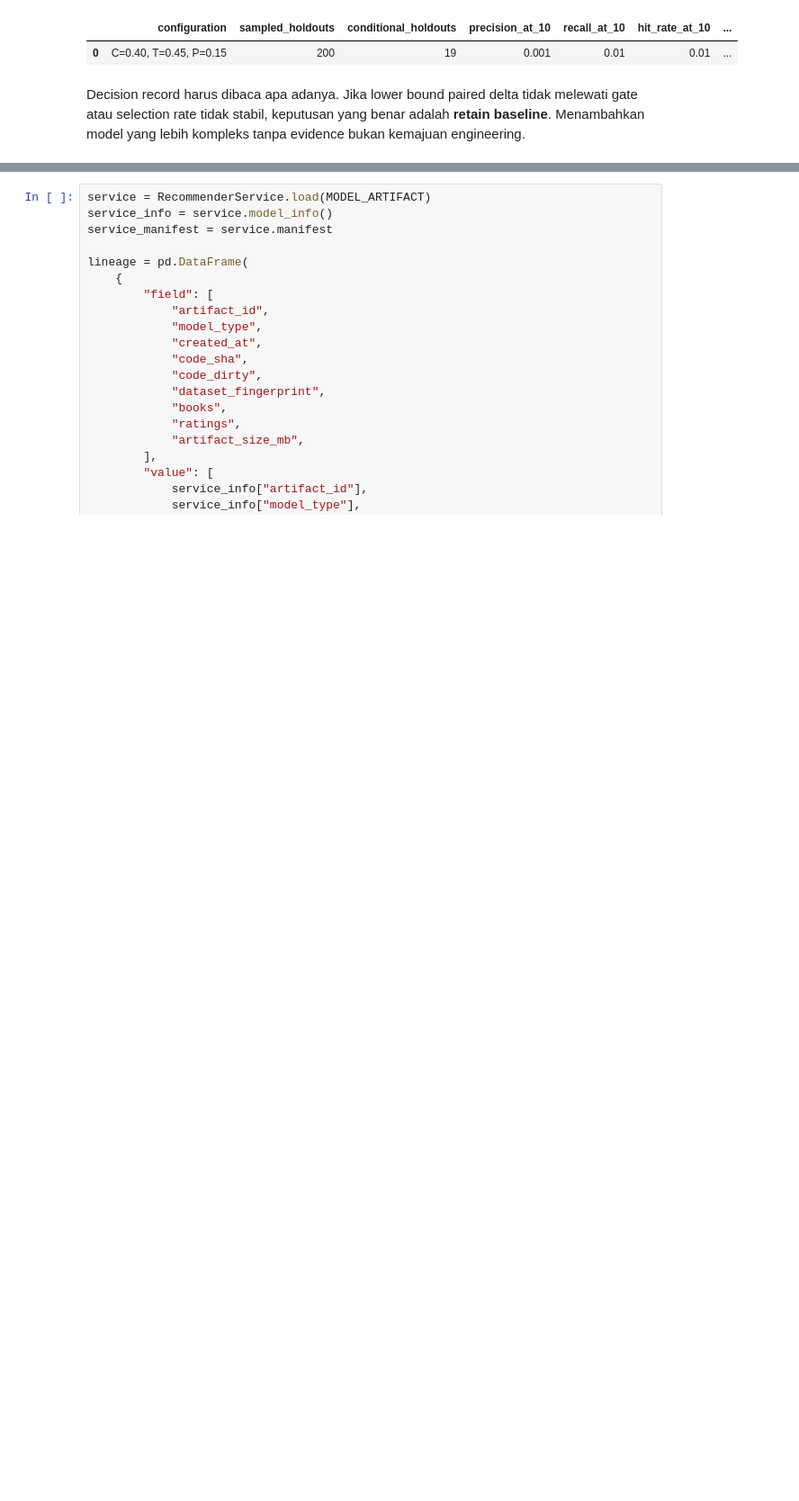
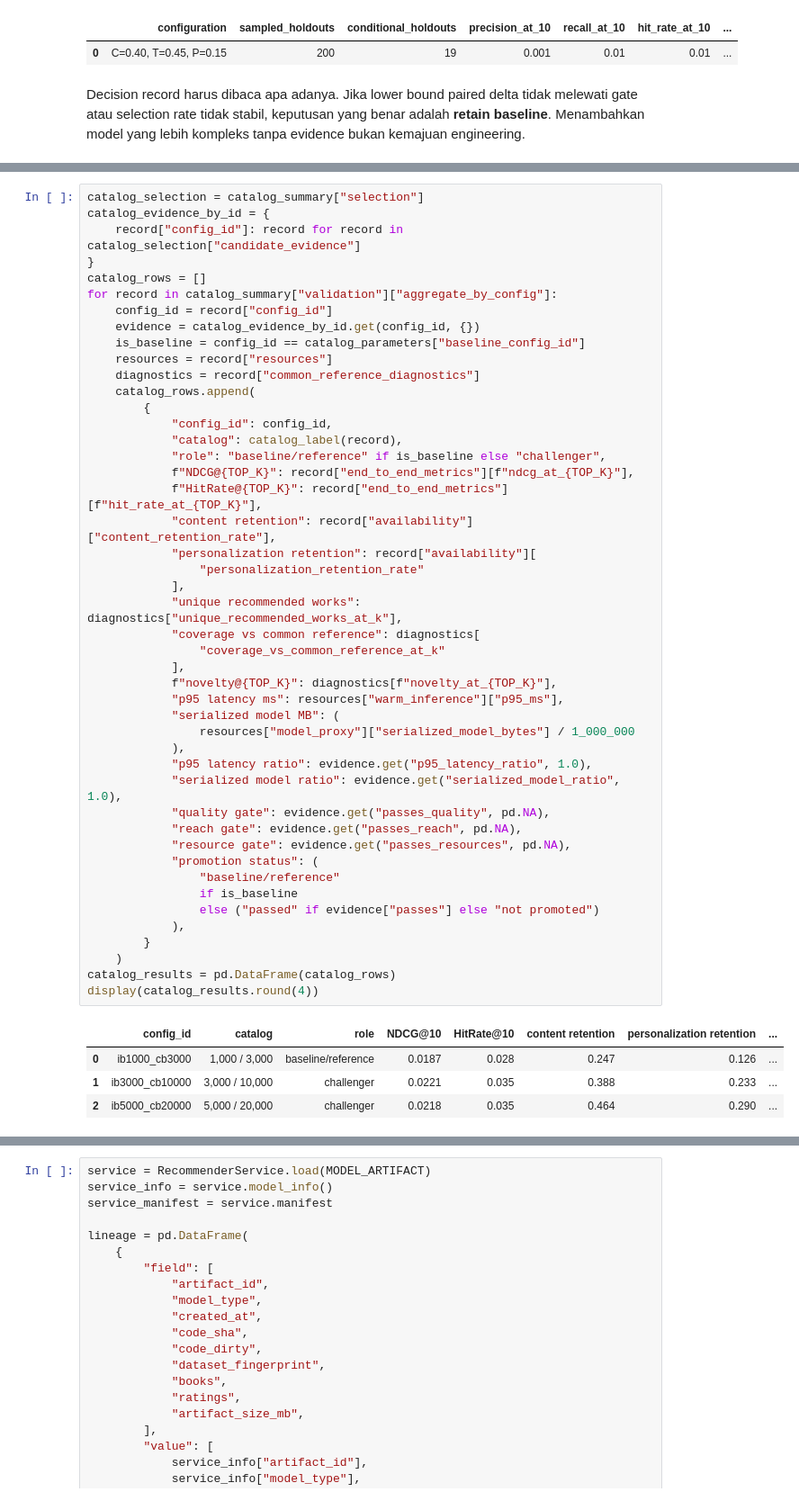
Before and after one commit to ridopandiSinaga/System-Recommendation, a Jupyter notebook: notebooks/01_end_to_end_book_recommender.ipynb, the cells around one changed output, grey strips where cells are left out. Shown at 90% size. Saved outputs shown, nothing was run; the diff lists cells and outputs as text; blank space fills up the shorter version.

```diff
--- a/notebooks/01_end_to_end_book_recommender.ipynb
+++ b/notebooks/01_end_to_end_book_recommender.ipynb
@@ -1352,0 +1473,51 @@ memberi akses inference. Ini adalah boundary yang sama dengan API dan Streamlit.
+# %%
+catalog_selection = catalog_summary["selection"]
+catalog_evidence_by_id = {
+    record["config_id"]: record for record in catalog_selection["candidate_evidence"]
+}
+catalog_rows = []
+for record in catalog_summary["validation"]["aggregate_by_config"]:
+    config_id = record["config_id"]
+    evidence = catalog_evidence_by_id.get(config_id, {})
+    is_baseline = config_id == catalog_parameters["baseline_config_id"]
+    resources = record["resources"]
+    diagnostics = record["common_reference_diagnostics"]
+    catalog_rows.append(
+        {
+            "config_id": config_id,
+            "catalog": catalog_label(record),
+            "role": "baseline/reference" if is_baseline else "challenger",
+            f"NDCG@{TOP_K}": record["end_to_end_metrics"][f"ndcg_at_{TOP_K}"],
+            f"HitRate@{TOP_K}": record["end_to_end_metrics"][f"hit_rate_at_{TOP_K}"],
+            "content retention": record["availability"]["content_retention_rate"],
+            "personalization retention": record["availability"][
+                "personalization_retention_rate"
+            ],
+            "unique recommended works": diagnostics["unique_recommended_works_at_k"],
+            "coverage vs common reference": diagnostics[
+                "coverage_vs_common_reference_at_k"
+            ],
+            f"novelty@{TOP_K}": diagnostics[f"novelty_at_{TOP_K}"],
+            "p95 latency ms": resources["warm_inference"]["p95_ms"],
+            "serialized model MB": (
+                resources["model_proxy"]["serialized_model_bytes"] / 1_000_000
+            ),
+            "p95 latency ratio": evidence.get("p95_latency_ratio", 1.0),
+            "serialized model ratio": evidence.get("serialized_model_ratio", 1.0),
+            "quality gate": evidence.get("passes_quality", pd.NA),
+            "reach gate": evidence.get("passes_reach", pd.NA),
+            "resource gate": evidence.get("passes_resources", pd.NA),
+            "promotion status": (
+                "baseline/reference"
+                if is_baseline
+                else ("passed" if evidence["passes"] else "not promoted")
+            ),
+        }
+    )
+catalog_results = pd.DataFrame(catalog_rows)
+display(catalog_results.round(4))
+# %% [output]
+|  | config_id | catalog | role | NDCG@10 | HitRate@10 | content retention | personalization retention | ... |
+| 0 | ib1000_cb3000 | 1,000 / 3,000 | baseline/reference | 0.0187 | 0.028 | 0.247 | 0.126 | ... |
+| 1 | ib3000_cb10000 | 3,000 / 10,000 | challenger | 0.0221 | 0.035 | 0.388 | 0.233 | ... |
+| 2 | ib5000_cb20000 | 5,000 / 20,000 | challenger | 0.0218 | 0.035 | 0.464 | 0.290 | ... |
```
Also changed, not shown: parts of 17 cells of this notebook, 9 other files.
